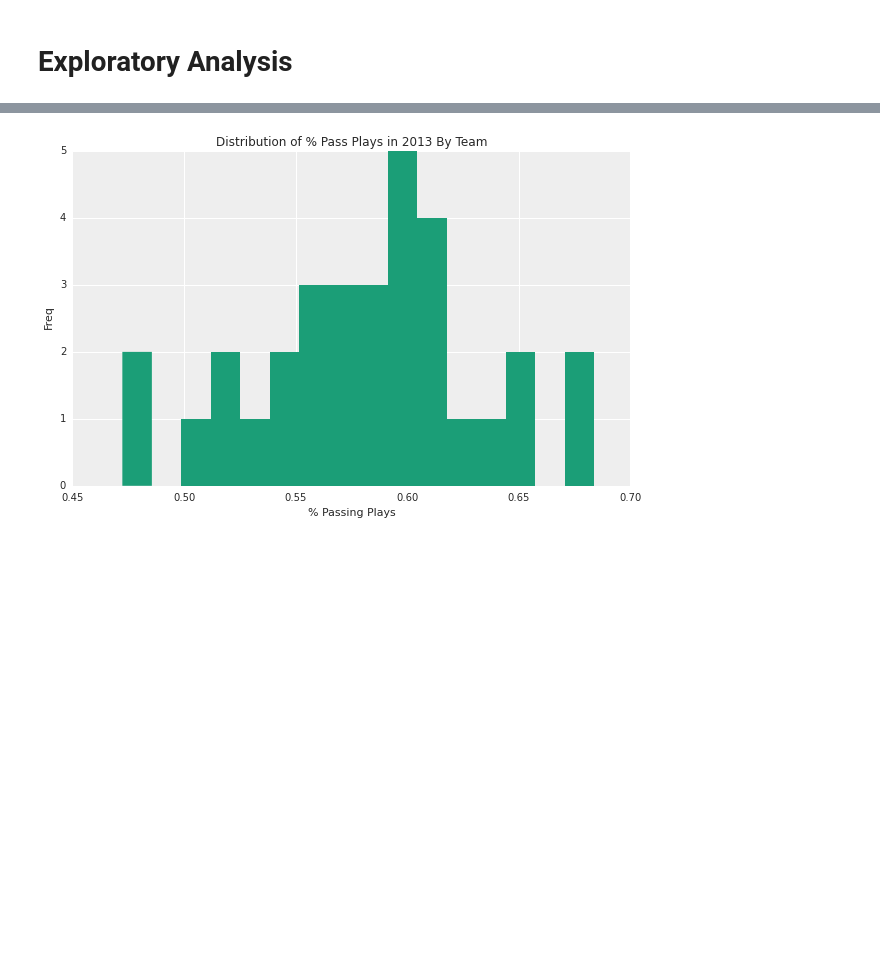
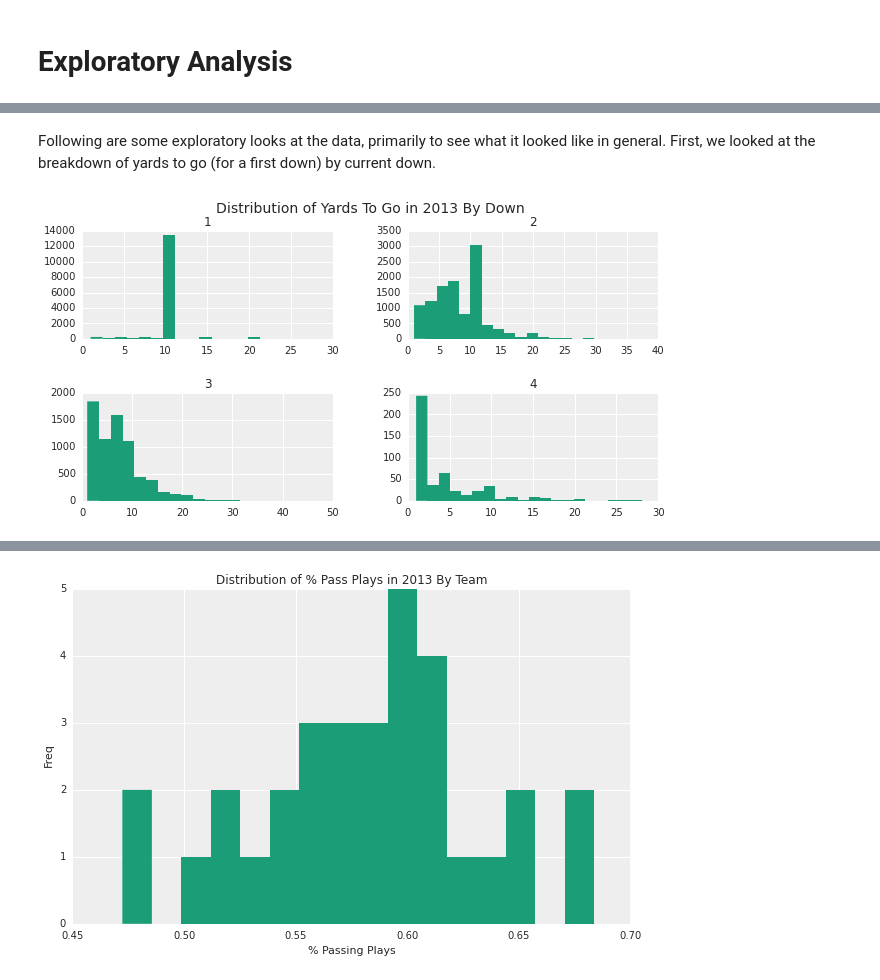
Before and after one commit to araftery/cs109-final-project, a Jupyter notebook: notebook.ipynb, the cells around one changed output, grey strips where cells are left out. Saved outputs shown, nothing was run; the diff lists cells and outputs as text; code cells hidden in the pictures; blank space fills up the shorter version.

```diff
--- a/notebook.ipynb
+++ b/notebook.ipynb
@@ -289 +290,9 @@ df[relevant_columns].describe()
 8 rows × 27 columns
+# %% [markdown]
+Following are some exploratory looks at the data, primarily to see what it looked like in general. First, we looked at the breakdown of yards to go (for a first down) by current down.
+# %%
+df.hist(by="Down", column="ToGo", bins=20)
+plt.suptitle('Distribution of Yards To Go in {} By Down'.format(season))
+plt.show()
+# %% [output]
+[figure, added]
```
Also changed, not shown: parts of 9 cells of this notebook.
